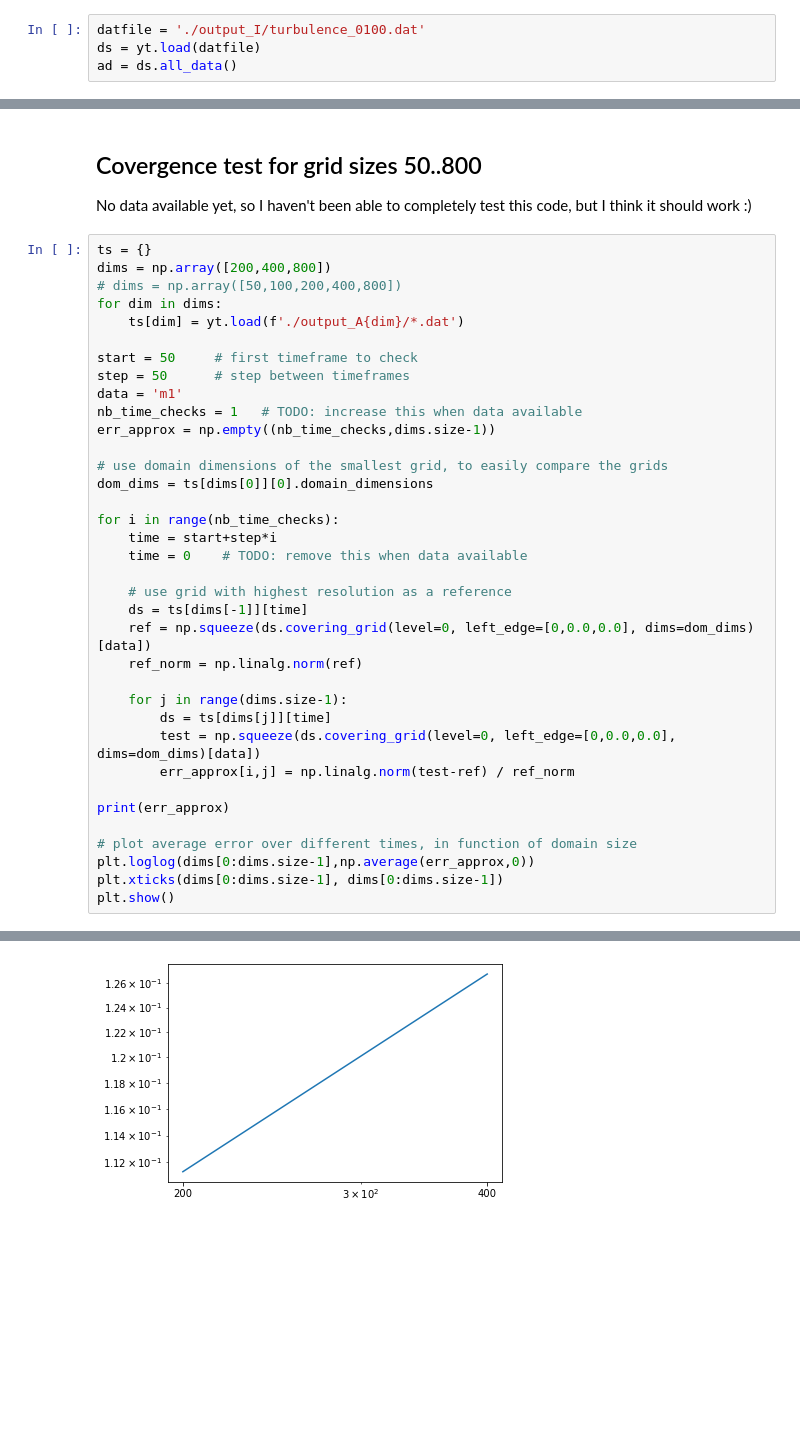
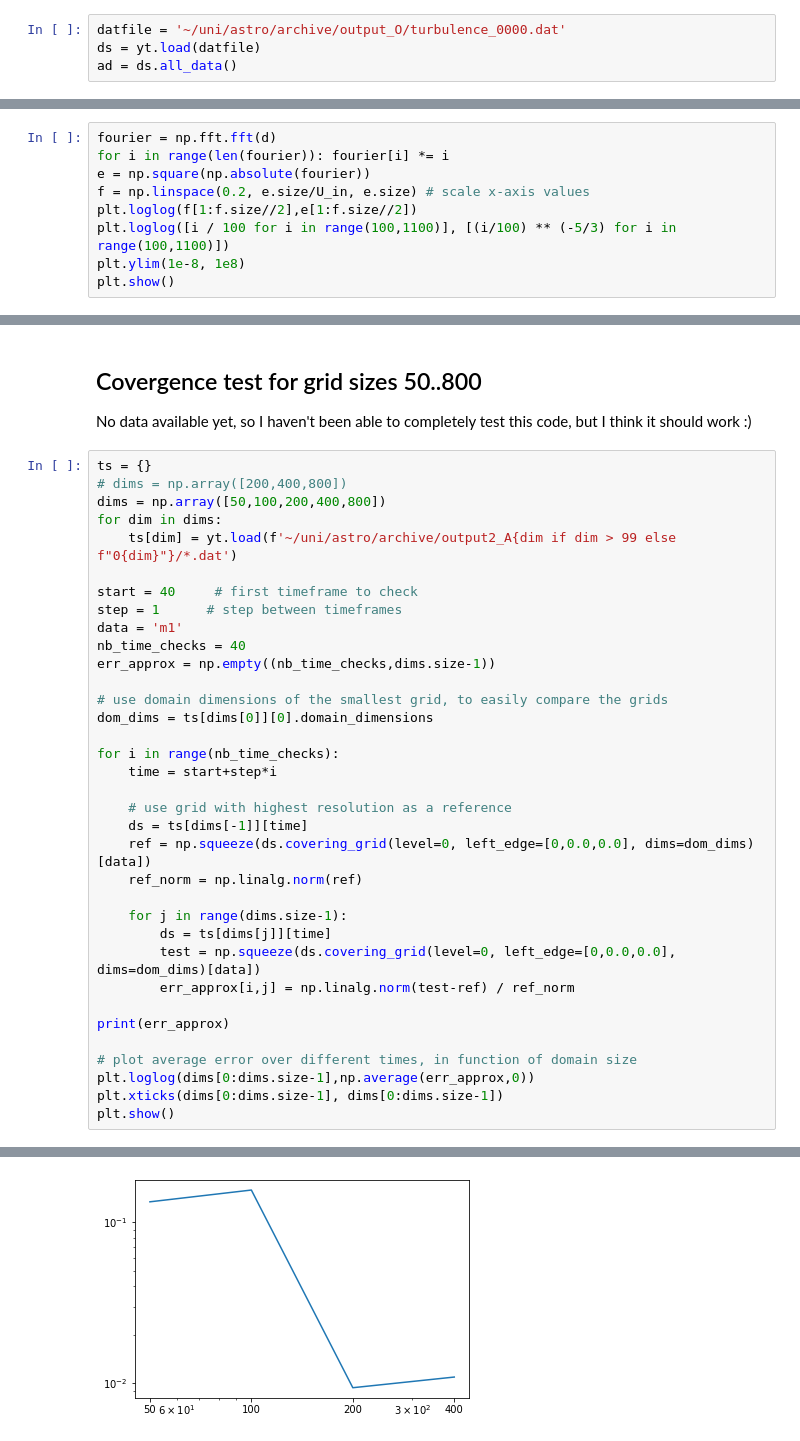
Before and after one commit to ArneBouillon/turbulence, a Jupyter notebook: 2D/Plotting.ipynb, the cells around one changed output, grey strips where cells are left out. Cells and saved outputs as stored; diff of their text form; blank space fills up the shorter version.

```diff
--- a/2D/Plotting.ipynb
+++ b/2D/Plotting.ipynb
@@ -12,7 +12,7 @@ C:\Users\semvi\Documents\CMAA\output_backup
 # %% [markdown]
 ## Plot a single image
 # %%
-datfile = './output_I/turbulence_0100.dat'
+datfile = '~/uni/astro/archive/output_O/turbulence_0000.dat'
 ds = yt.load(datfile)
 ad = ds.all_data()
 # %% [output]
@@ -298,0 +273,9 @@ yt : [WARNING  ] 2020-11-29 18:20:14,970 e not found and no parfile passed, can
+# %%
+fourier = np.fft.fft(d)
+for i in range(len(fourier)): fourier[i] *= i
+e = np.square(np.absolute(fourier))
+f = np.linspace(0.2, e.size/U_in, e.size) # scale x-axis values
+plt.loglog(f[1:f.size//2],e[1:f.size//2])
+plt.loglog([i / 100 for i in range(100,1100)], [(i/100) ** (-5/3) for i in range(100,1100)])
+plt.ylim(1e-8, 1e8)
+plt.show()
@@ -302,15 +287,15 @@ yt : [WARNING  ] 2020-11-29 18:20:14,970 e not found and no parfile passed, can
 No data available yet, so I haven't been able to completely test this code, but I think it should work :)
 # %%
 ts = {}
-dims = np.array([200,400,800])
-# dims = np.array([50,100,200,400,800])
+# dims = np.array([200,400,800])
+dims = np.array([50,100,200,400,800])
 for dim in dims:
-    ts[dim] = yt.load(f'./output_A{dim}/*.dat')
+    ts[dim] = yt.load(f'~/uni/astro/archive/output2_A{dim if dim > 99 else f"0{dim}"}/*.dat')
 
-start = 50     # first timeframe to check
-step = 50      # step between timeframes
+start = 40     # first timeframe to check
+step = 1      # step between timeframes
 data = 'm1'
-nb_time_checks = 1   # TODO: increase this when data available
+nb_time_checks = 40
 err_approx = np.empty((nb_time_checks,dims.size-1))
 
 # use domain dimensions of the smallest grid, to easily compare the grids
@@ -318,7 +303,6 @@ dom_dims = ts[dims[0]][0].domain_dimensions
 
 for i in range(nb_time_checks):
     time = start+step*i
-    time = 0    # TODO: remove this when data available
 
     # use grid with highest resolution as a reference
     ds = ts[dims[-1]][time]
@@ -358 +358 @@ yt : [WARNING  ] 2020-11-30 15:05:18,071 e not found and no parfile passed, can
-[figure, old version]
+[figure, new version]
```
Also changed, not shown: parts of 7 cells of this notebook.
